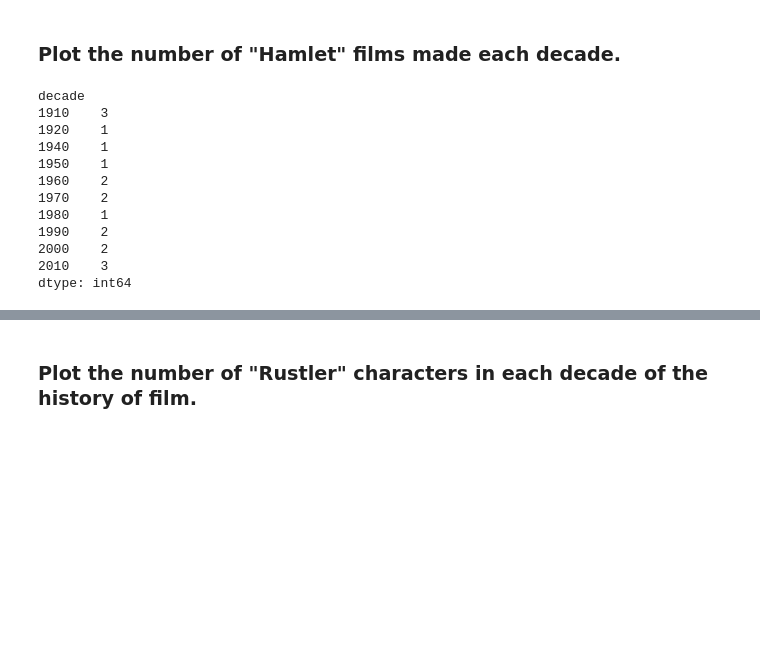
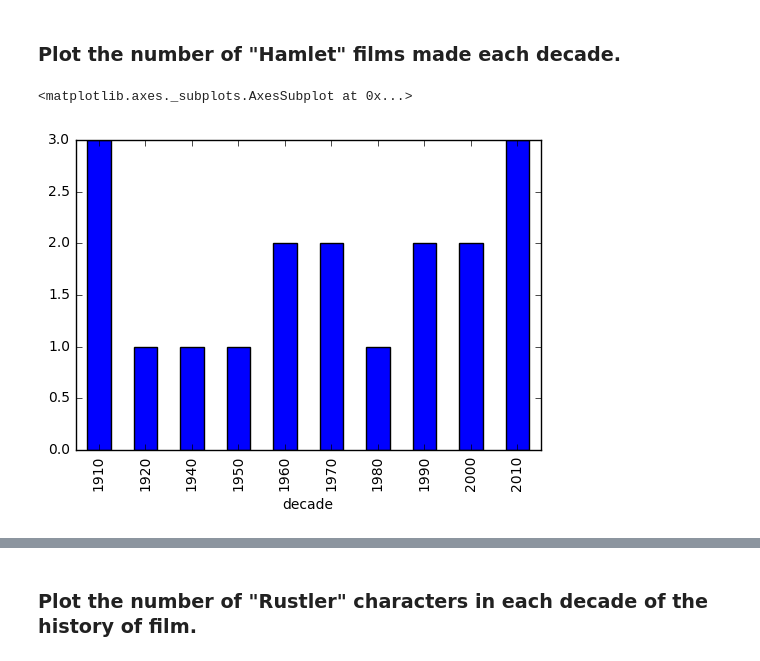
Before and after one commit to ababen/pycon-pandas-tutorial, a Jupyter notebook: Exercises-2.ipynb, the cells around one changed output, grey strips where cells are left out. Cells and saved outputs as stored; diff of their text form; code cells hidden in the pictures; blank space fills up the shorter version.

```diff
--- a/Exercises-2.ipynb
+++ b/Exercises-2.ipynb
@@ -61,17 +89,7 @@ t.decade.value_counts().sort_index().plot()
 ### Plot the number of "Hamlet" films made each decade.
 # %%
 Hamlet = t[t.title == 'Hamlet']
-Hamlet.groupby('decade').size()
+Hamlet.groupby('decade').size().plot(kind = 'bar')
 # %% [output]
-decade
-1910    3
-1920    1
-1940    1
-1950    1
-1960    2
-1970    2
-1980    1
-1990    2
-2000    2
-2010    3
-dtype: int64
+<matplotlib.axes._subplots.AxesSubplot at 0x...>
+[figure, added]
```
Also changed, not shown: parts of 24 cells of this notebook, 2 other files.
